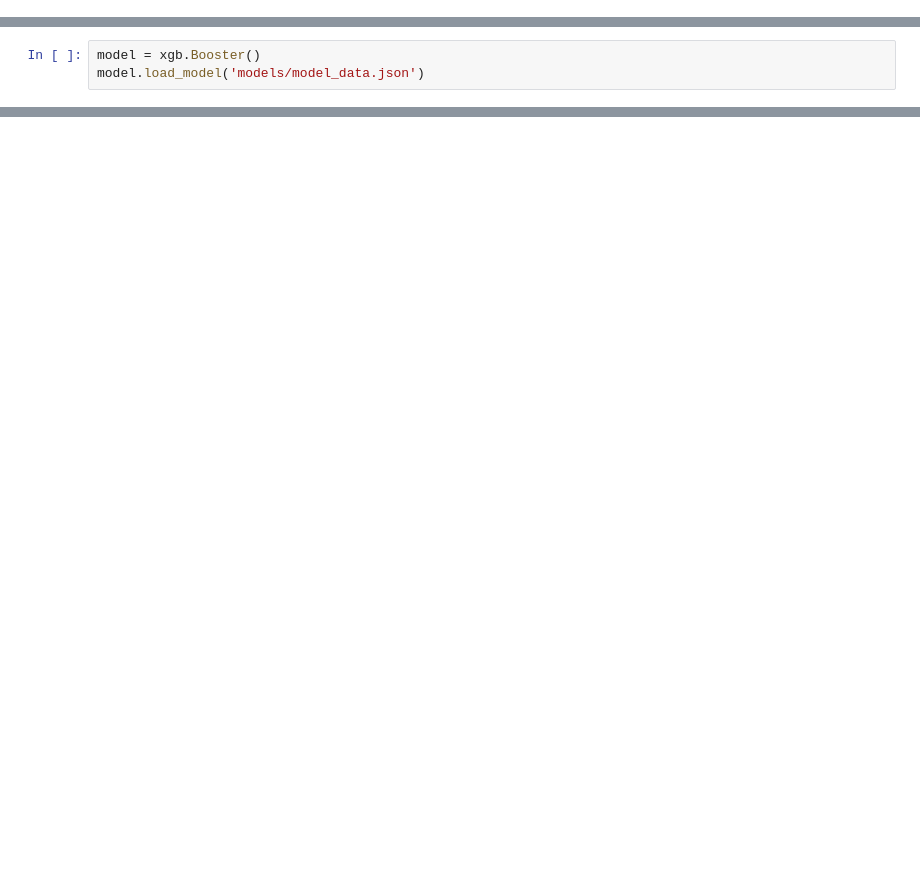
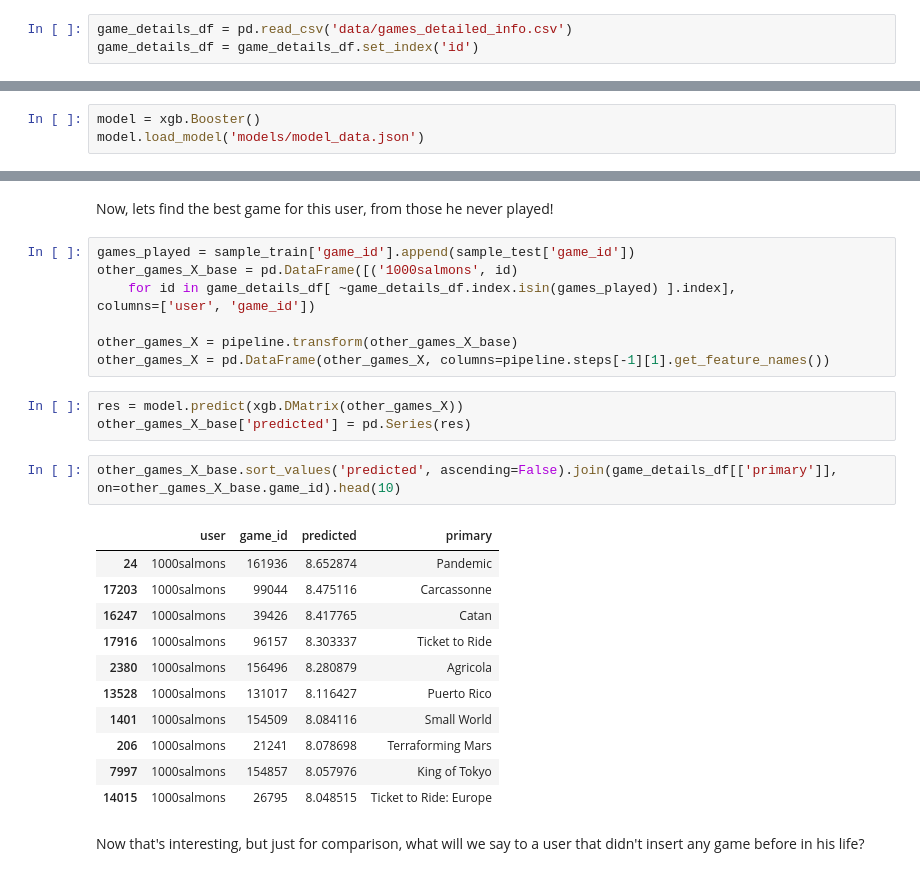
Before and after one commit to guruyaya/bgg-recommandation-model, a Jupyter notebook: exploring_model.ipynb, the cells around one changed output, grey strips where cells are left out. Saved outputs shown, nothing was run; the diff lists cells and outputs as text; blank space fills up the shorter version.

```diff
--- a/exploring_model.ipynb
+++ b/exploring_model.ipynb
@@ -4,0 +47,3 @@ from matplotlib import pyplot
+# %%
+game_details_df = pd.read_csv('data/games_detailed_info.csv')
+game_details_df = game_details_df.set_index('id')
@@ -42,0 +207,29 @@ f_score['game__review__mean']
+# %% [markdown]
+Now, lets find the best game for this user, from those he never played!
+# %%
+games_played = sample_train['game_id'].append(sample_test['game_id'])
+other_games_X_base = pd.DataFrame([('1000salmons', id)
+    for id in game_details_df[ ~game_details_df.index.isin(games_played) ].index],
+columns=['user', 'game_id'])
+
+other_games_X = pipeline.transform(other_games_X_base)
+other_games_X = pd.DataFrame(other_games_X, columns=pipeline.steps[-1][1].get_feature_names())
+# %%
+res = model.predict(xgb.DMatrix(other_games_X))
+other_games_X_base['predicted'] = pd.Series(res)
+# %%
+other_games_X_base.sort_values('predicted', ascending=False).join(game_details_df[['primary']], on=other_games_X_base.game_id).head(10)
+# %% [output]
+|  | user | game_id | predicted | primary |
+| 24 | 1000salmons | 161936 | 8.652874 | Pandemic |
+| 17203 | 1000salmons | 99044 | 8.475116 | Carcassonne |
+| 16247 | 1000salmons | 39426 | 8.417765 | Catan |
+| 17916 | 1000salmons | 96157 | 8.303337 | Ticket to Ride |
+| 2380 | 1000salmons | 156496 | 8.280879 | Agricola |
+| 13528 | 1000salmons | 131017 | 8.116427 | Puerto Rico |
+| 1401 | 1000salmons | 154509 | 8.084116 | Small World |
+| 206 | 1000salmons | 21241 | 8.078698 | Terraforming Mars |
+| 7997 | 1000salmons | 154857 | 8.057976 | King of Tokyo |
+| 14015 | 1000salmons | 26795 | 8.048515 | Ticket to Ride: Europe |
+# %% [markdown]
+Now that's interesting, but just for comparison, what will we say to a user that didn't insert any game before in his life?
```
Also changed, not shown: parts of 29 cells of this notebook.
